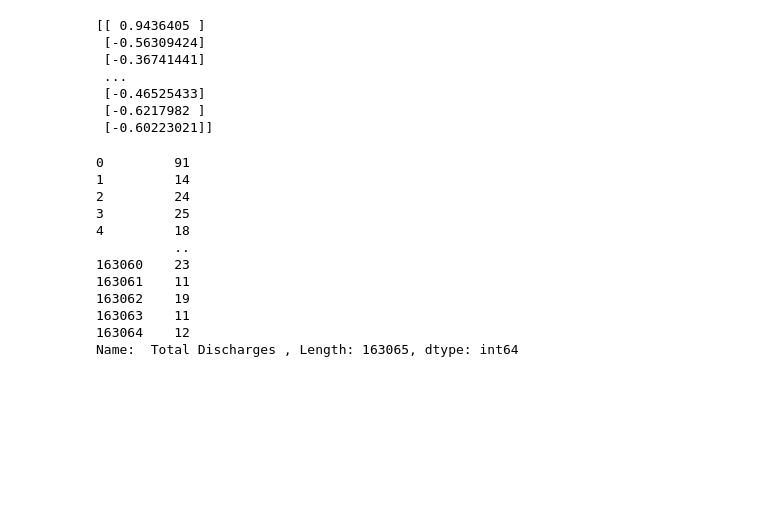
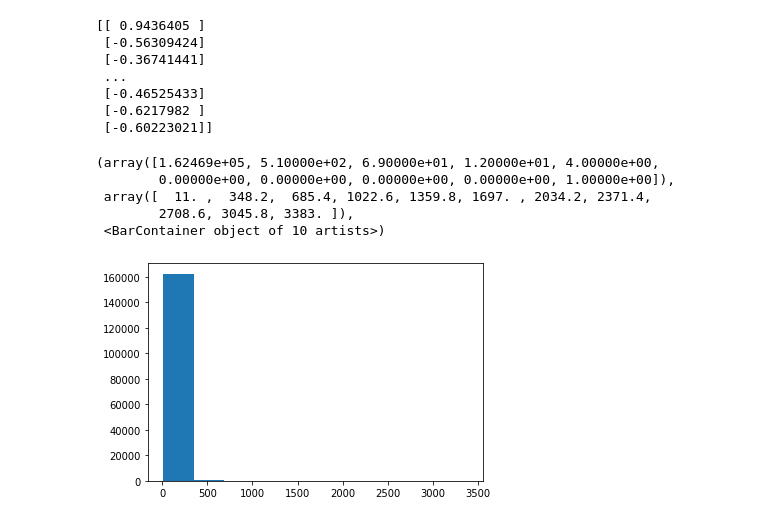
Before and after one commit to kikun1234/Data-Cleaning-Viz-vs-ML, a Jupyter notebook: data-visulisations.ipynb, the cells around one changed output. Cells and saved outputs as stored; diff of their text form; code cells hidden in the pictures; blank space fills up the shorter version.

Commit message:
Kaggle Notebook | Data Visualisations | Version 4

```diff
--- a/data-visulisations.ipynb
+++ b/data-visulisations.ipynb
@@ -104,18 +104,13 @@ print(scaler.transform(df10))
  [-0.46525433]
  [-0.6217982 ]
  [-0.60223021]]
-# %%
-df[df.columns[8]]
-# %% [output]
-0         91
-1         14
-2         24
-3         25
-4         18
-          ..
-163060    23
-163061    11
-163062    19
-163063    11
-163064    12
-Name:  Total Discharges , Length: 163065, dtype: int64
+# %%
+counts, bins = np.histogram(df10)
+plt.hist(bins[:-1], bins, weights=counts)
+# %% [output]
+(array([1.62469e+05, 5.10000e+02, 6.90000e+01, 1.20000e+01, 4.00000e+00,
+        0.00000e+00, 0.00000e+00, 0.00000e+00, 0.00000e+00, 1.00000e+00]),
+ array([  11. ,  348.2,  685.4, 1022.6, 1359.8, 1697. , 2034.2, 2371.4,
+        2708.6, 3045.8, 3383. ]),
+ <BarContainer object of 10 artists>)
+[figure, added]
```
Also changed, not shown: parts of 2 cells of this notebook.
